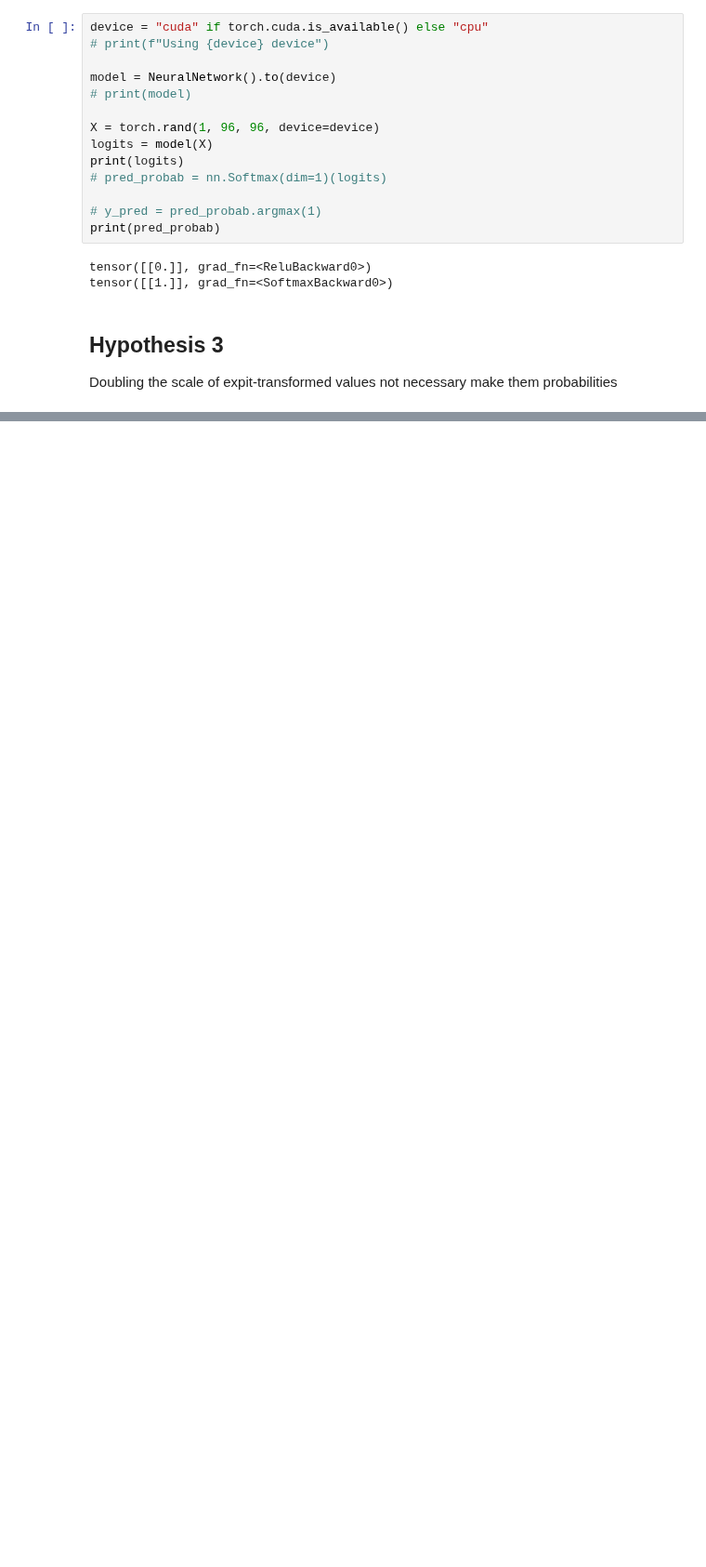
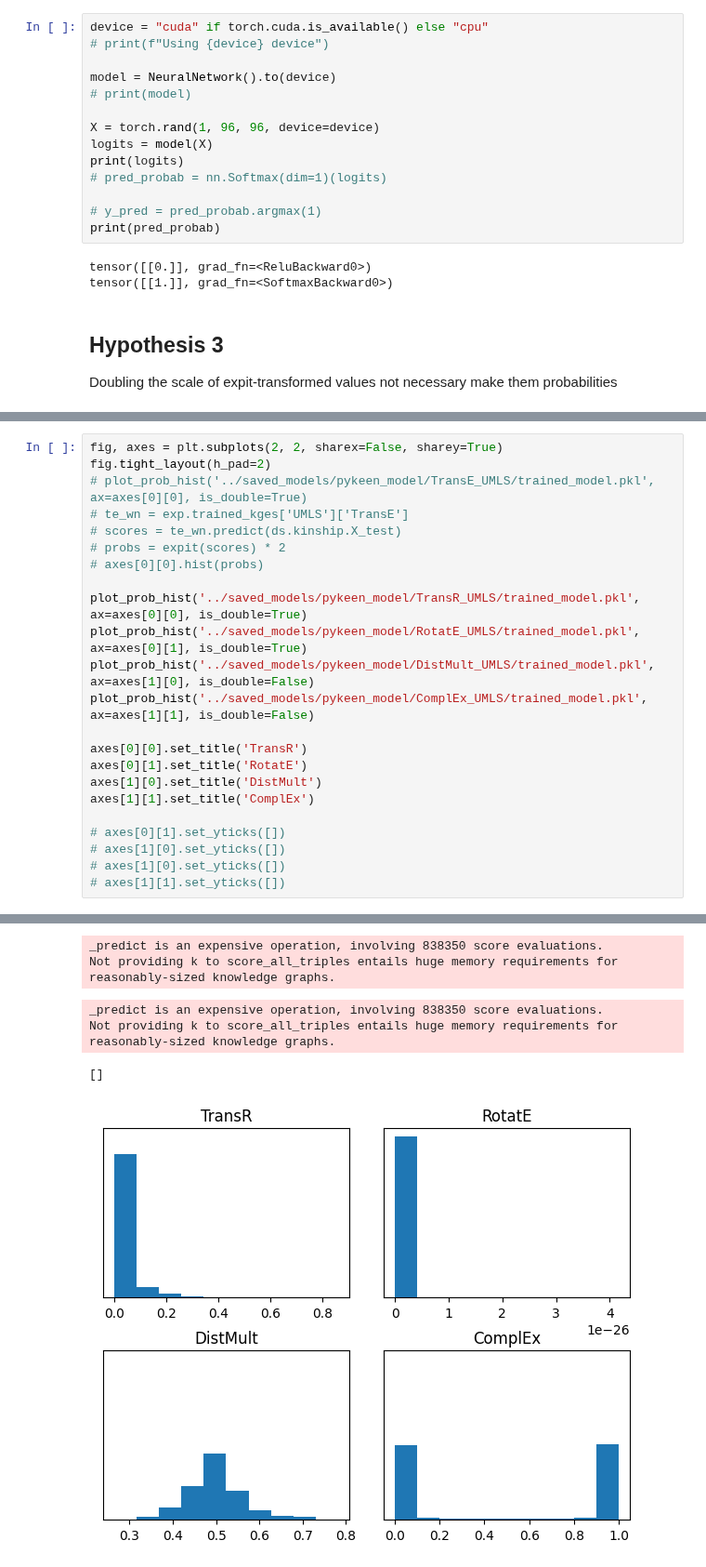
Before and after one commit to TREAT-UOE/kgcal, a Jupyter notebook: notebooks/exp9.ipynb, the cells around one changed output, grey strips where cells are left out. Shown at 93% size. Saved outputs shown, nothing was run; the diff lists cells and outputs as text; blank space fills up the shorter version.

```diff
--- a/notebooks/exp9.ipynb
+++ b/notebooks/exp9.ipynb
@@ -220,0 +214,24 @@ Not providing k to score_all_triples entails huge memory requirements for reason
+# %%
+fig, axes = plt.subplots(2, 2, sharex=False, sharey=True)
+fig.tight_layout(h_pad=2)
+# plot_prob_hist('../saved_models/pykeen_model/TransE_UMLS/trained_model.pkl', ax=axes[0][0], is_double=True)
+# te_wn = exp.trained_kges['UMLS']['TransE']
+# scores = te_wn.predict(ds.kinship.X_test)
+# probs = expit(scores) * 2
+# axes[0][0].hist(probs)
+
+plot_prob_hist('../saved_models/pykeen_model/TransR_UMLS/trained_model.pkl', ax=axes[0][0], is_double=True)
+plot_prob_hist('../saved_models/pykeen_model/RotatE_UMLS/trained_model.pkl', ax=axes[0][1], is_double=True)
+plot_prob_hist('../saved_models/pykeen_model/DistMult_UMLS/trained_model.pkl', ax=axes[1][0], is_double=False)
+plot_prob_hist('../saved_models/pykeen_model/ComplEx_UMLS/trained_model.pkl', ax=axes[1][1], is_double=False)
+
+axes[0][0].set_title('TransR')
+axes[0][1].set_title('RotatE')
+axes[1][0].set_title('DistMult')
+axes[1][1].set_title('ComplEx')
+
+# axes[0][1].set_yticks([])
+# axes[1][0].set_yticks([])
+# axes[1][0].set_yticks([])
+# axes[1][1].set_yticks([])
+# %% [output]
@@ -220,0 +242,6 @@ Not providing k to score_all_triples entails huge memory requirements for reason
+_predict is an expensive operation, involving 838350 score evaluations.
+Not providing k to score_all_triples entails huge memory requirements for reasonably-sized knowledge graphs.
+_predict is an expensive operation, involving 838350 score evaluations.
+Not providing k to score_all_triples entails huge memory requirements for reasonably-sized knowledge graphs.
+[]
+[figure, added]
```
Also changed, not shown: parts of 4 cells of this notebook, 4 other files.
